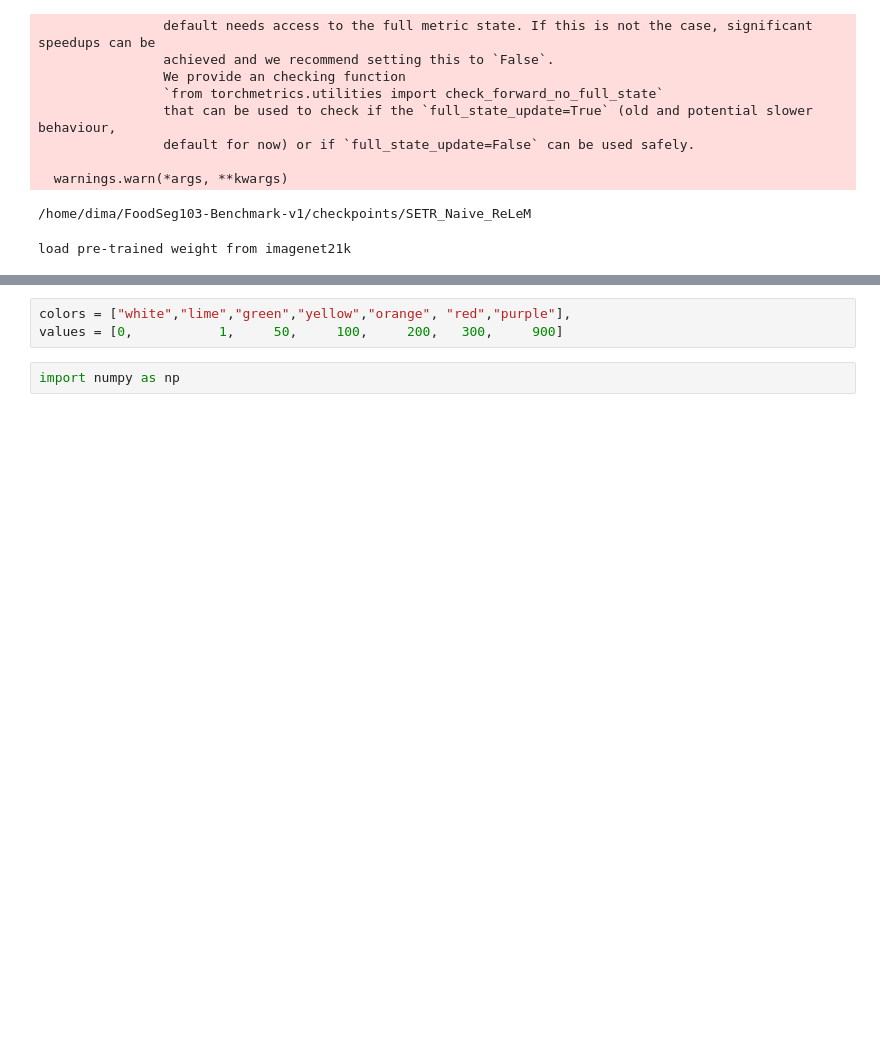
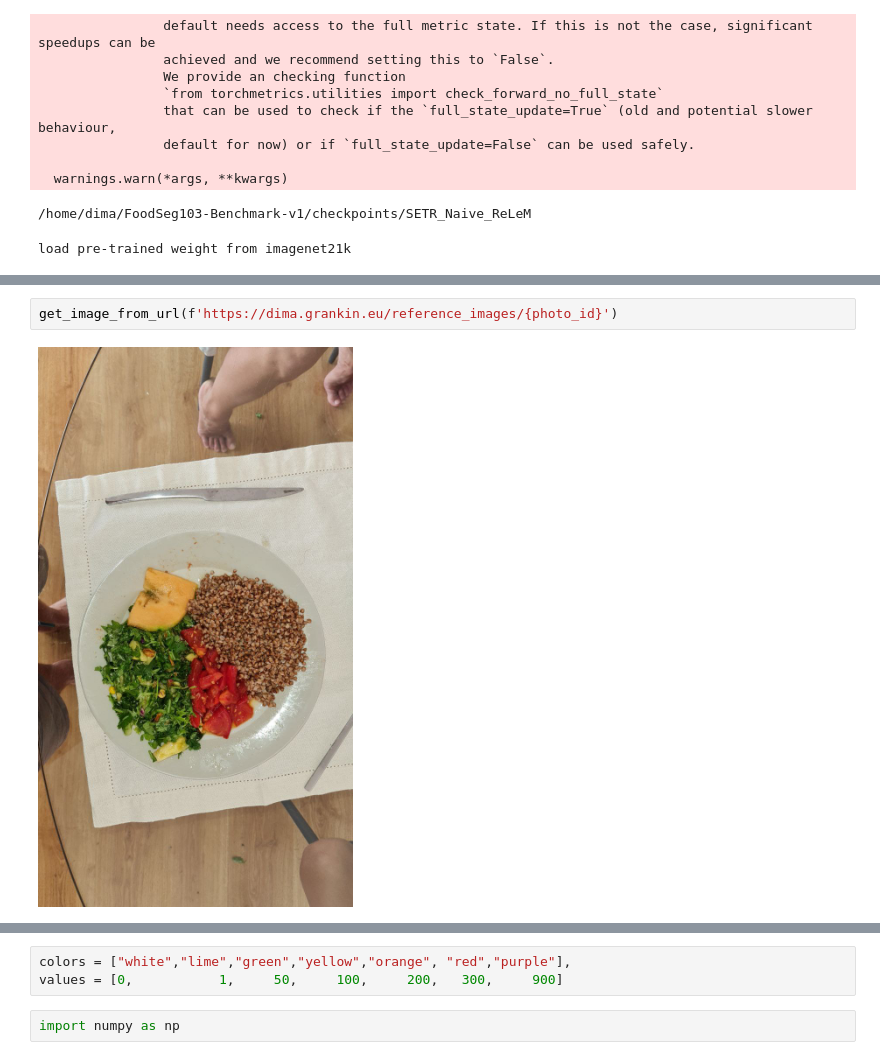
Before and after one commit to DmitriyG228/food, a Jupyter notebook: 00_nbs/check_perfomance.ipynb, the cells around one changed output, grey strips where cells are left out. Cells and saved outputs as stored; diff of their text form; blank space fills up the shorter version.

```diff
--- a/00_nbs/check_perfomance.ipynb
+++ b/00_nbs/check_perfomance.ipynb
@@ -35,0 +81,4 @@ photo_id = photo_ids[-14]
+# %%
+get_image_from_url(f'https://dima.grankin.eu/reference_images/{photo_id}')
+# %% [output]
+[figure, added]
```
Also changed, not shown: parts of 22 cells of this notebook, 2 other files.
